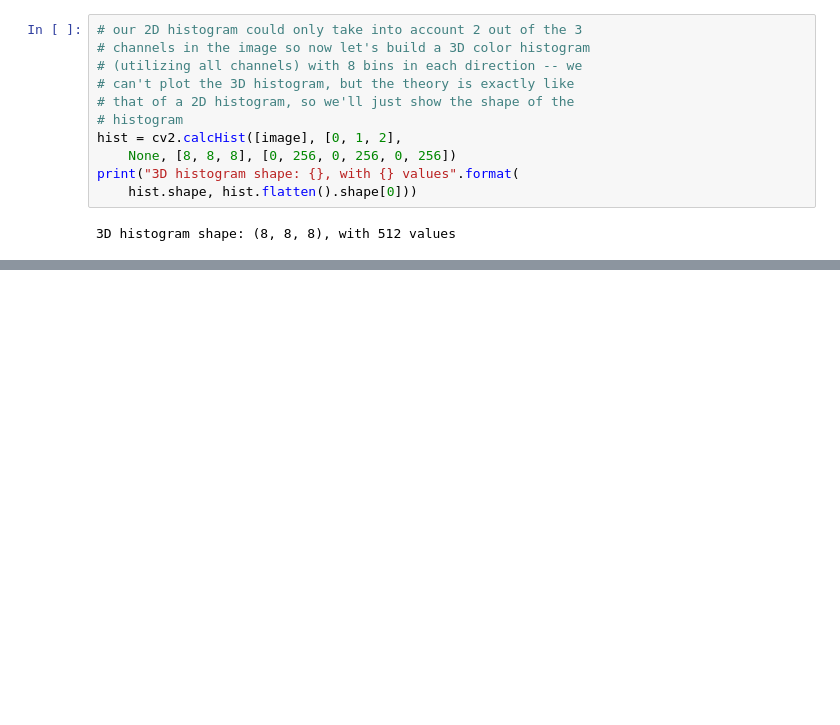
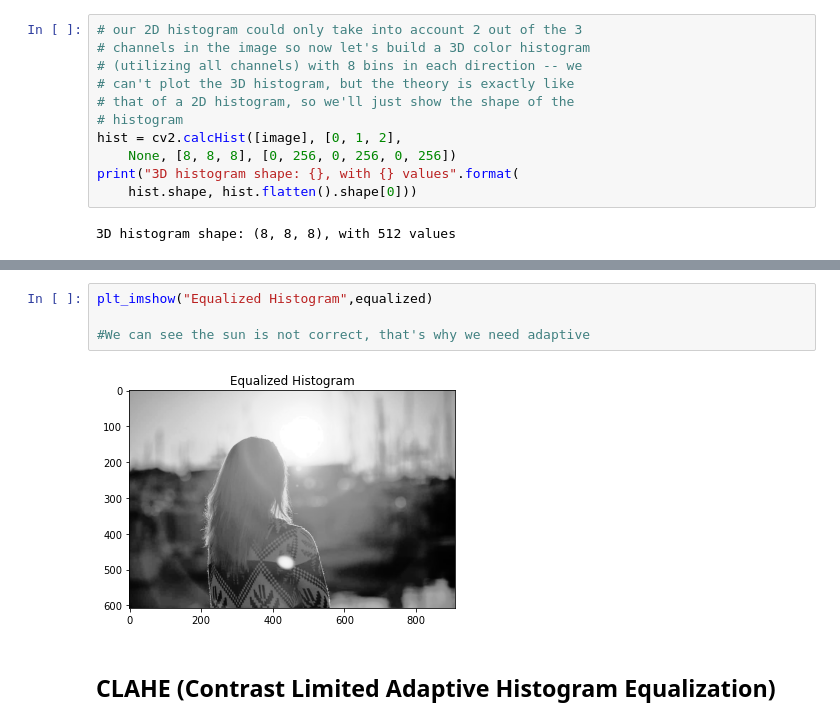
Before and after one commit to alexivaner/Image-Processing-and-Computer-Vision-Best-Practices, a Jupyter notebook: OpenCV 104 - Histogram.ipynb, the cells around one changed output, grey strips where cells are left out. Drawn from its saved outputs; the diff is of its cells as text; blank space fills up the shorter version.

```diff
--- a/OpenCV 104 - Histogram.ipynb
+++ b/OpenCV 104 - Histogram.ipynb
@@ -152,0 +180,8 @@ plt.show()
+# %%
+plt_imshow("Equalized Histogram",equalized)
+
+#We can see the sun is not correct, that's why we need adaptive
+# %% [output]
+[figure, added]
+# %% [markdown]
+## CLAHE (Contrast Limited Adaptive Histogram Equalization)
```
Also changed, not shown: parts of 41 cells of this notebook, 13 other files.
